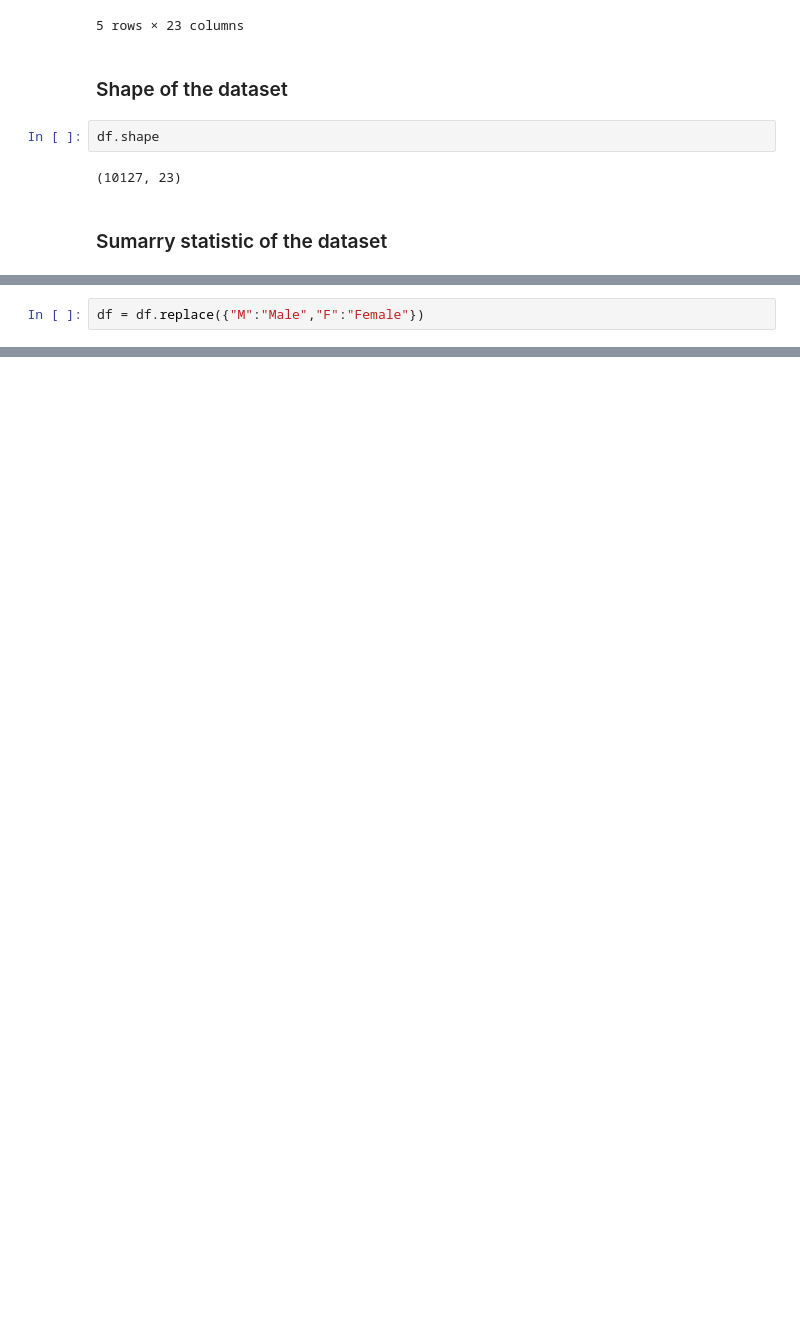
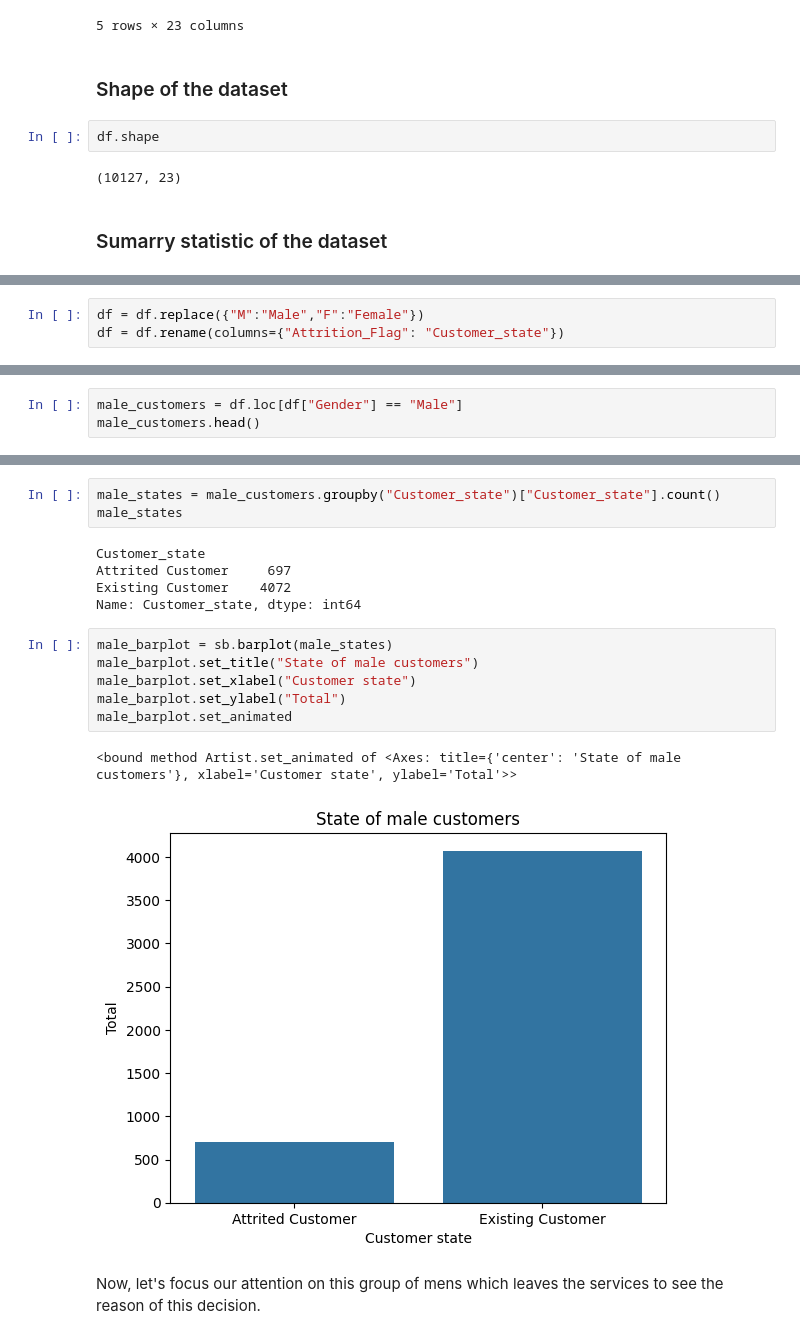
Before and after one commit to gas2345678/data_analysis-portfolio, a Jupyter notebook: Python/credit_cards_customers.ipynb, the cells around one changed output, grey strips where cells are left out. Cells and saved outputs as stored; diff of their text form; blank space fills up the shorter version.

```diff
--- a/Python/credit_cards_customers.ipynb
+++ b/Python/credit_cards_customers.ipynb
@@ -70,2 +68,3 @@ Unknown                                                1264.005791
 # %%
 df = df.replace({"M":"Male","F":"Female"})
+df = df.rename(columns={"Attrition_Flag": "Customer_state"})
@@ -156,0 +105,3 @@ Name: Card_Category, dtype: int64
+# %%
+male_customers = df.loc[df["Gender"] == "Male"]
+male_customers.head()
@@ -156,0 +116,19 @@ Name: Card_Category, dtype: int64
+# %%
+male_states = male_customers.groupby("Customer_state")["Customer_state"].count()
+male_states
+# %% [output]
+Customer_state
+Attrited Customer     697
+Existing Customer    4072
+Name: Customer_state, dtype: int64
+# %%
+male_barplot = sb.barplot(male_states)
+male_barplot.set_title("State of male customers")
+male_barplot.set_xlabel("Customer state")
+male_barplot.set_ylabel("Total")
+male_barplot.set_animated
+# %% [output]
+<bound method Artist.set_animated of <Axes: title={'center': 'State of male customers'}, xlabel='Customer state', ylabel='Total'>>
+[figure, added]
+# %% [markdown]
+Now, let's focus our attention on this group of mens which leaves the services to see the reason of this decision.
```
Also changed, not shown: parts of 26 cells of this notebook.
